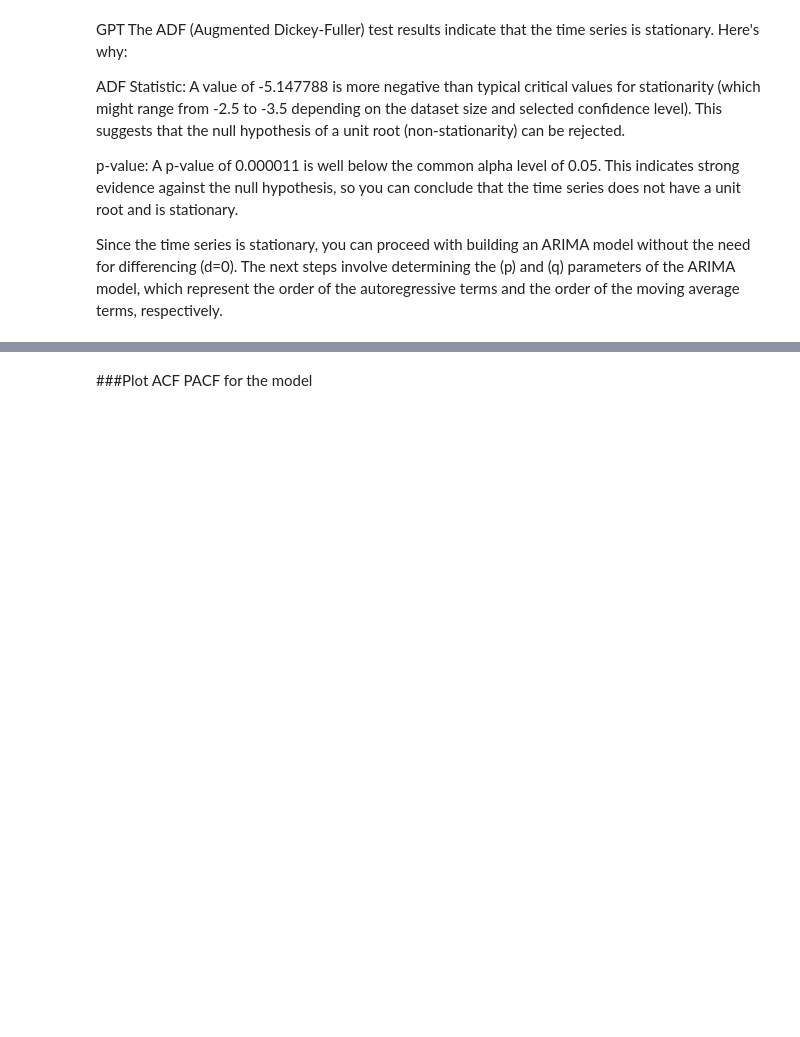
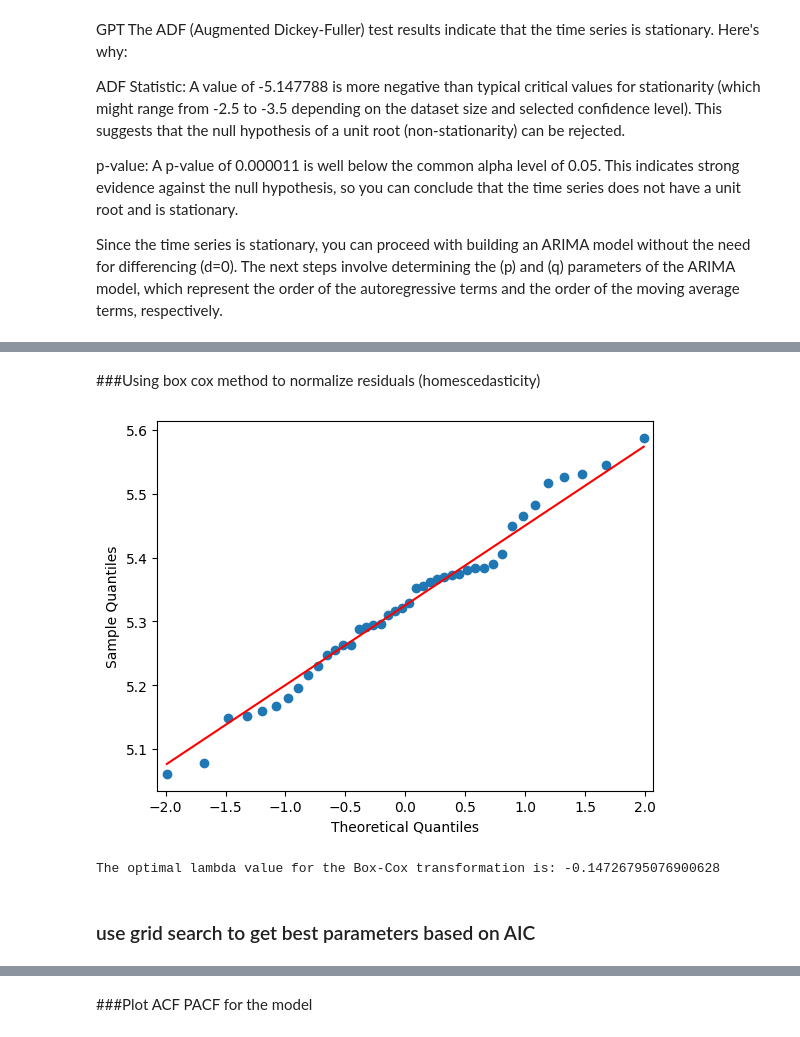
Before and after one commit to mra49/Capstone, a Jupyter notebook: SalesForecasting.ipynb, the cells around one changed output, grey strips where cells are left out. Drawn from its saved outputs; the diff is of its cells as text; code cells hidden in the pictures; blank space fills up the shorter version.

```diff
--- a/SalesForecasting.ipynb
+++ b/SalesForecasting.ipynb
@@ -757,0 +707,34 @@ Name: predicted_mean, dtype: float64
+# %% [markdown]
+###Using box cox method to normalize residuals (homescedasticity)
+# %%
+import pandas as pd
+from scipy.stats import boxcox
+from statsmodels.graphics.gofplots import qqplot
+import matplotlib.pyplot as plt
+
+# Let's assume monthly_shampoo_df is your DataFrame and 'QTY' is the column with the data to transform
+#time_series = monthly_shampoo_df['QTY']
+
+# Check if any value is non-positive, as Box-Cox is not defined for non-positive values
+if any(time_series <= 0):
+    time_series += (1 - min(time_series))
+
+# Apply Box-Cox transformation
+time_series_transformed, lambda_optimal = boxcox(time_series)
+
+# You can store the transformed time series back into the DataFrame if you want
+monthly_shampoo_df['QTY_transformed'] = time_series_transformed
+
+# Plotting Q-Q plot to check normality
+qqplot(time_series_transformed, line='s')
+plt.show()
+
+# Print the optimal lambda found
+print(f"The optimal lambda value for the Box-Cox transformation is: {lambda_optimal}")
+
+# Continue with your ARIMA modeling using the transformed time series...
+# %% [output]
+[figure, added]
+The optimal lambda value for the Box-Cox transformation is: -0.14726795076900628
+# %% [markdown]
+### use grid search to get best parameters based on AIC
```
Also changed, not shown: parts of 129 cells of this notebook.
